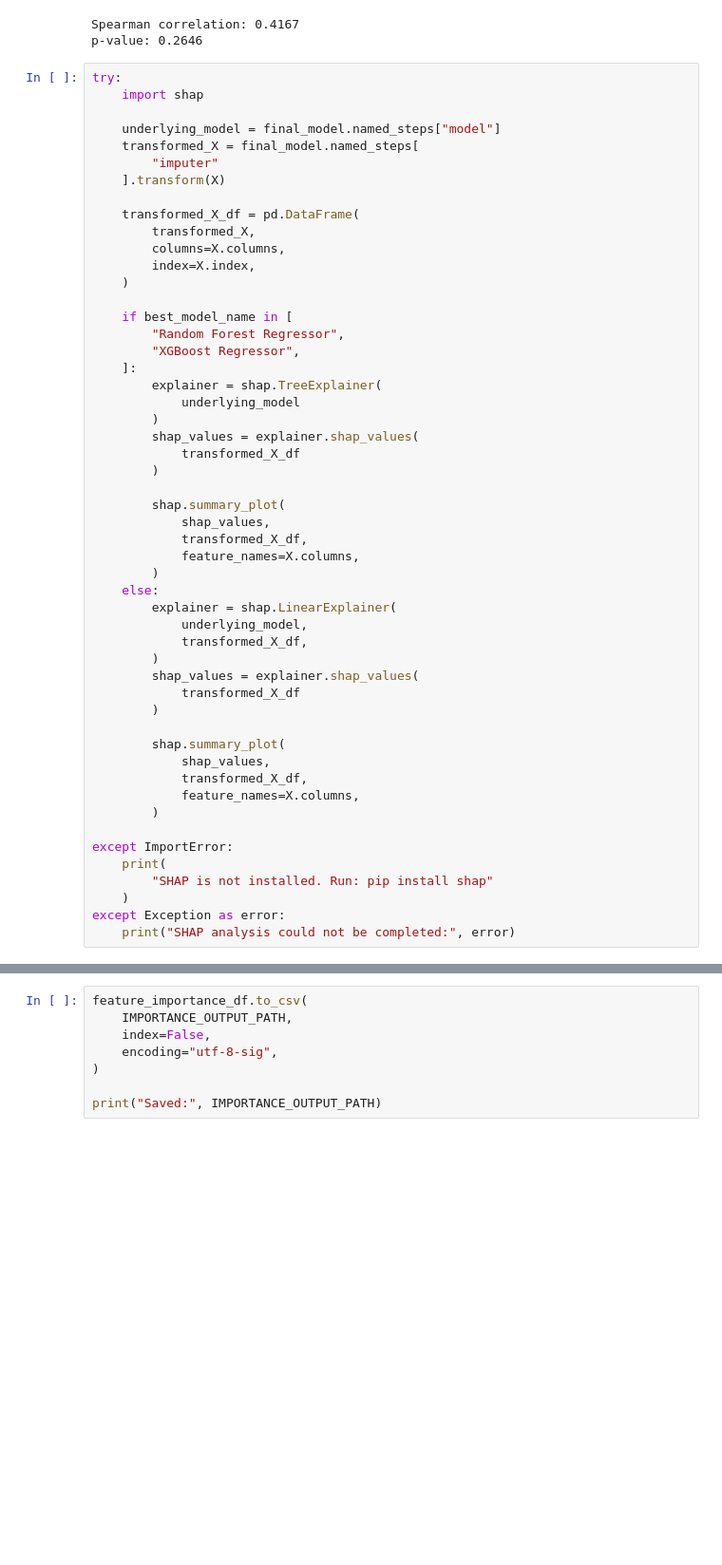
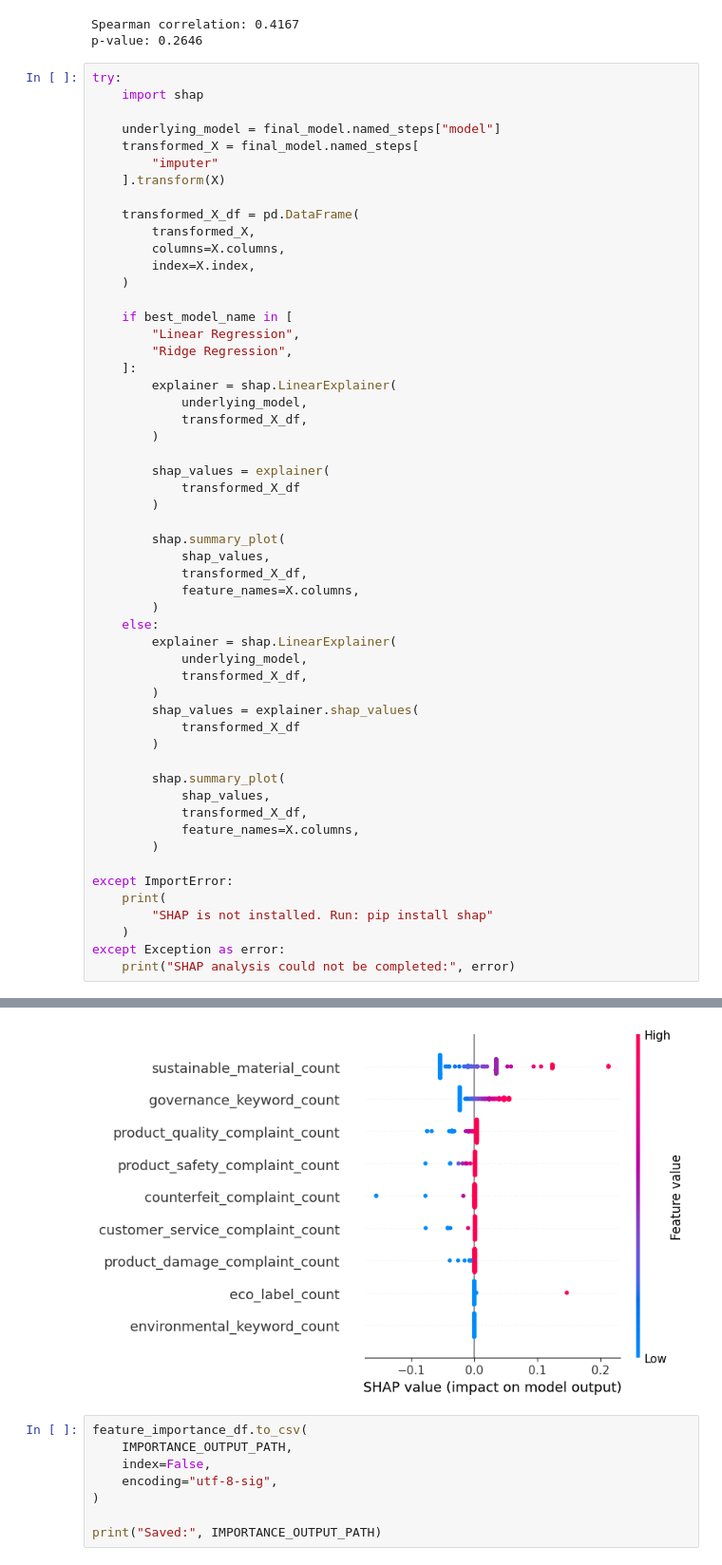
Before and after one commit to NguynnThah/CTD2026_DT049, a Jupyter notebook: notebooks/06_seller_esg_modeling.ipynb, the cells around one changed output, grey strips where cells are left out. Shown at 95% size. Drawn from its saved outputs; the diff is of its cells as text; blank space fills up the shorter version.

```diff
--- a/notebooks/06_seller_esg_modeling.ipynb
+++ b/notebooks/06_seller_esg_modeling.ipynb
@@ -1272,13 +1308,15 @@ try:
     )
 
     if best_model_name in [
-        "Random Forest Regressor",
-        "XGBoost Regressor",
+        "Linear Regression",
+        "Ridge Regression",
     ]:
-        explainer = shap.TreeExplainer(
-            underlying_model
+        explainer = shap.LinearExplainer(
+            underlying_model,
+            transformed_X_df,
         )
-        shap_values = explainer.shap_values(
+
+        shap_values = explainer(
             transformed_X_df
         )
 
@@ -1313,3 +1350,4 @@ SHAP is not installed. Run: pip install shap
+[figure, added]
 # %%
 feature_importance_df.to_csv(
     IMPORTANCE_OUTPUT_PATH,
```
Also changed, not shown: parts of 8 cells of this notebook, 10 other files.
